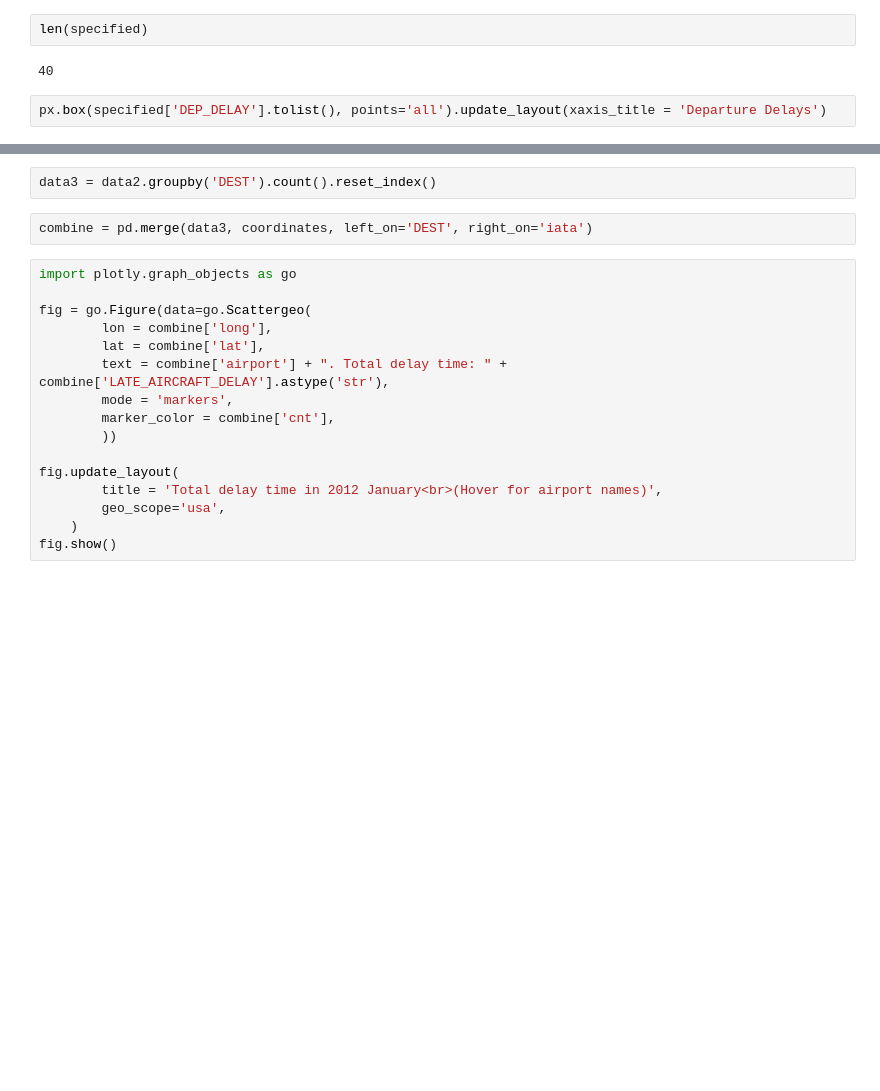
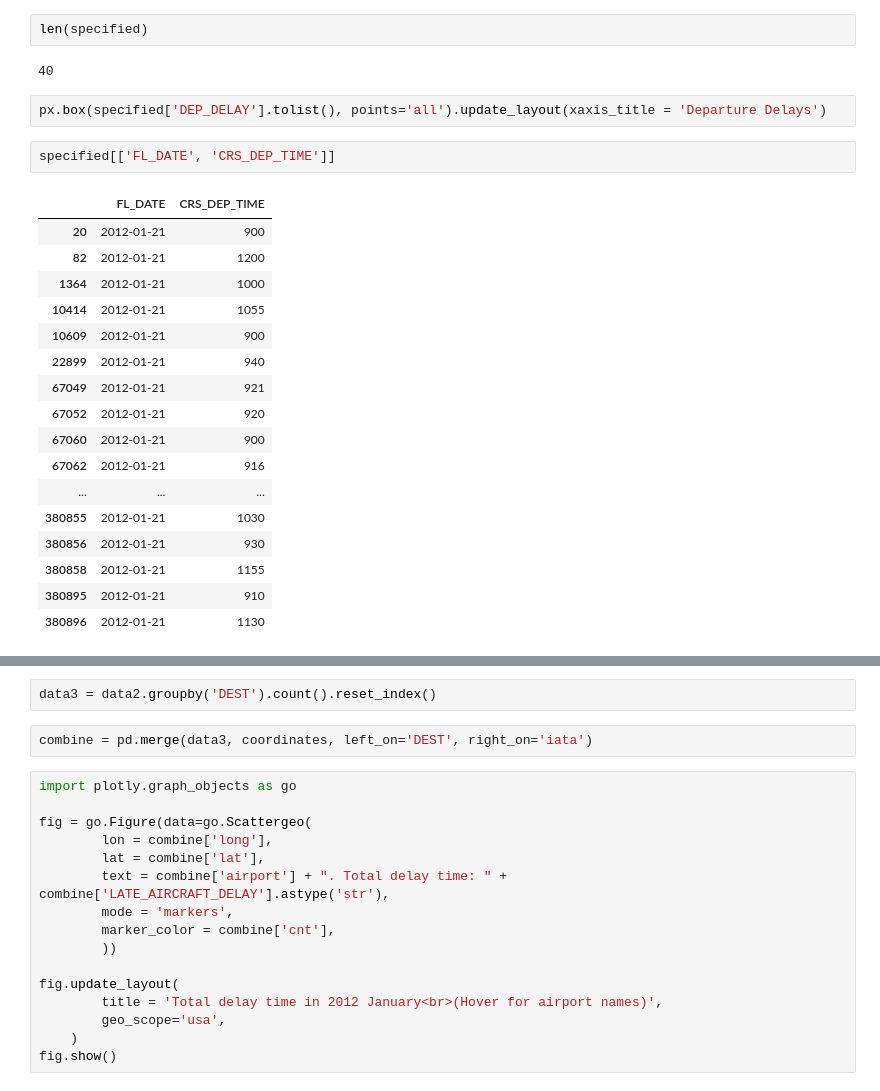
Before and after one commit to austinloh/dsa3101-2220-03-airline, a Jupyter notebook: experimenting/plots.ipynb, the cells around one changed output, grey strips where cells are left out. Drawn from its saved outputs; the diff is of its cells as text; blank space fills up the shorter version.

```diff
--- a/experimenting/plots.ipynb
+++ b/experimenting/plots.ipynb
@@ -125,3 +142,23 @@ len(specified)
 40
 # %%
 px.box(specified['DEP_DELAY'].tolist(), points='all').update_layout(xaxis_title = 'Departure Delays')
+# %%
+specified[['FL_DATE', 'CRS_DEP_TIME']]
+# %% [output]
+|  | FL_DATE | CRS_DEP_TIME |
+| 20 | 2012-01-21 | 900 |
+| 82 | 2012-01-21 | 1200 |
+| 1364 | 2012-01-21 | 1000 |
+| 10414 | 2012-01-21 | 1055 |
+| 10609 | 2012-01-21 | 900 |
+| 22899 | 2012-01-21 | 940 |
+| 67049 | 2012-01-21 | 921 |
+| 67052 | 2012-01-21 | 920 |
+| 67060 | 2012-01-21 | 900 |
+| 67062 | 2012-01-21 | 916 |
+| ... | ... | ... |
+| 380855 | 2012-01-21 | 1030 |
+| 380856 | 2012-01-21 | 930 |
+| 380858 | 2012-01-21 | 1155 |
+| 380895 | 2012-01-21 | 910 |
+| 380896 | 2012-01-21 | 1130 |
```
Also changed, not shown: parts of 11 cells of this notebook.
